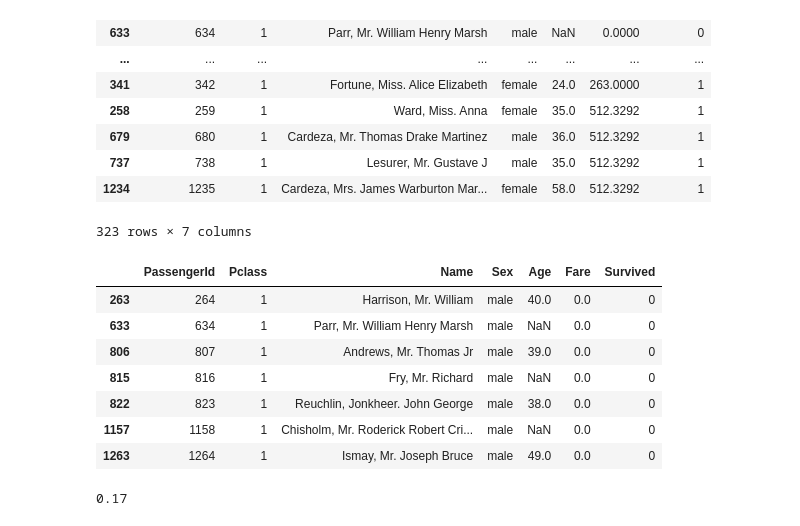
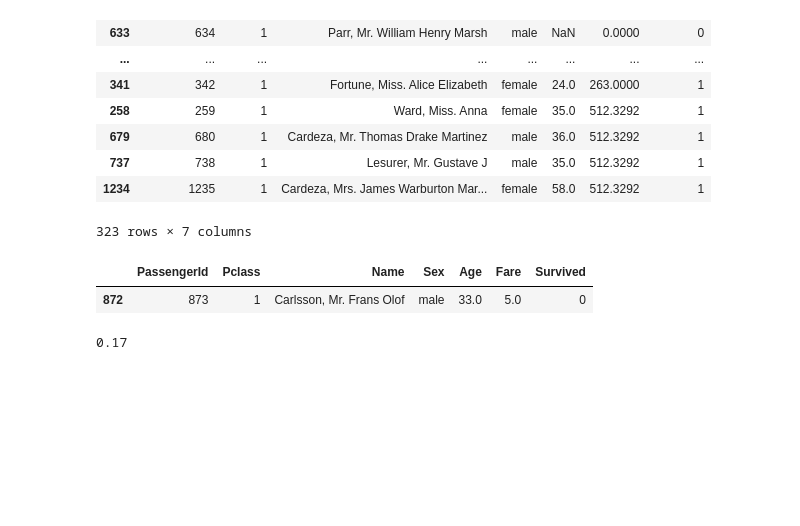
Before and after one commit to caa-jdelaux/python, a Jupyter notebook: Python.Bureautique-main/JDE/Jupiter_Notebooks/exo15.ipynb, the cells around one changed output. Drawn from its saved outputs; the diff is of its cells as text; code cells hidden in the pictures; blank space fills up the shorter version.

```diff
--- a/Python.Bureautique-main/JDE/Jupiter_Notebooks/exo15.ipynb
+++ b/Python.Bureautique-main/JDE/Jupiter_Notebooks/exo15.ipynb
@@ -118,7 +118,9 @@ df_pas_premiere_classe
 | 1308 | 1309 | 3 | Peter, Master. Michael J | male | NaN | 22.3583 | 0 |
 986 rows × 7 columns
 # %%
-# Prix de la 1er classe la moins chère
-prix_premiere_classe = df_merge[df_merge['Pclass'] == 1]['Fare'].min()
-prix_premiere_classe
+# Prix de la 1er classe la moins chère hors Fare = 0
+df_premiere_classe = df_merge[(df_merge['Pclass'] == 1) & (
+    df_merge['Fare'] != 0)]
+prix_premiere_classe_min = df_premiere_classe['Fare'].min()
+prix_premiere_classe_min
 # %% [output]
@@ -143,17 +145,11 @@ df_premiere_classe
 323 rows × 7 columns
 # %%
 # Afficher les informations des passagers qui ont payé le prix du billet le moins cher en première classe
-df_prix_billet_min = df_merge[(df_merge['Pclass'] == 1) & (df_merge['Fare'] == prix_premiere_classe)].sort_values(by='Fare')
+df_prix_billet_min = df_merge[(df_merge['Pclass'] == 1) & (df_merge['Fare'] == prix_premiere_classe_min)].sort_values(by='Fare')
 df_prix_billet_min
 # %% [output]
 |  | PassengerId | Pclass | Name | Sex | Age | Fare | Survived |
-| 263 | 264 | 1 | Harrison, Mr. William | male | 40.0 | 0.0 | 0 |
-| 633 | 634 | 1 | Parr, Mr. William Henry Marsh | male | NaN | 0.0 | 0 |
-| 806 | 807 | 1 | Andrews, Mr. Thomas Jr | male | 39.0 | 0.0 | 0 |
-| 815 | 816 | 1 | Fry, Mr. Richard | male | NaN | 0.0 | 0 |
-| 822 | 823 | 1 | Reuchlin, Jonkheer. John George | male | 38.0 | 0.0 | 0 |
-| 1157 | 1158 | 1 | Chisholm, Mr. Roderick Robert Cri... | male | NaN | 0.0 | 0 |
-| 1263 | 1264 | 1 | Ismay, Mr. Joseph Bruce | male | 49.0 | 0.0 | 0 |
+| 872 | 873 | 1 | Carlsson, Mr. Frans Olof | male | 33.0 | 5.0 | 0 |
 # %%
 # Afficher l'age de la personne la plus jeune
 personne_plus_jeune = df_merge['Age'].min()
```
Also changed, not shown: parts of 3 cells of this notebook.
